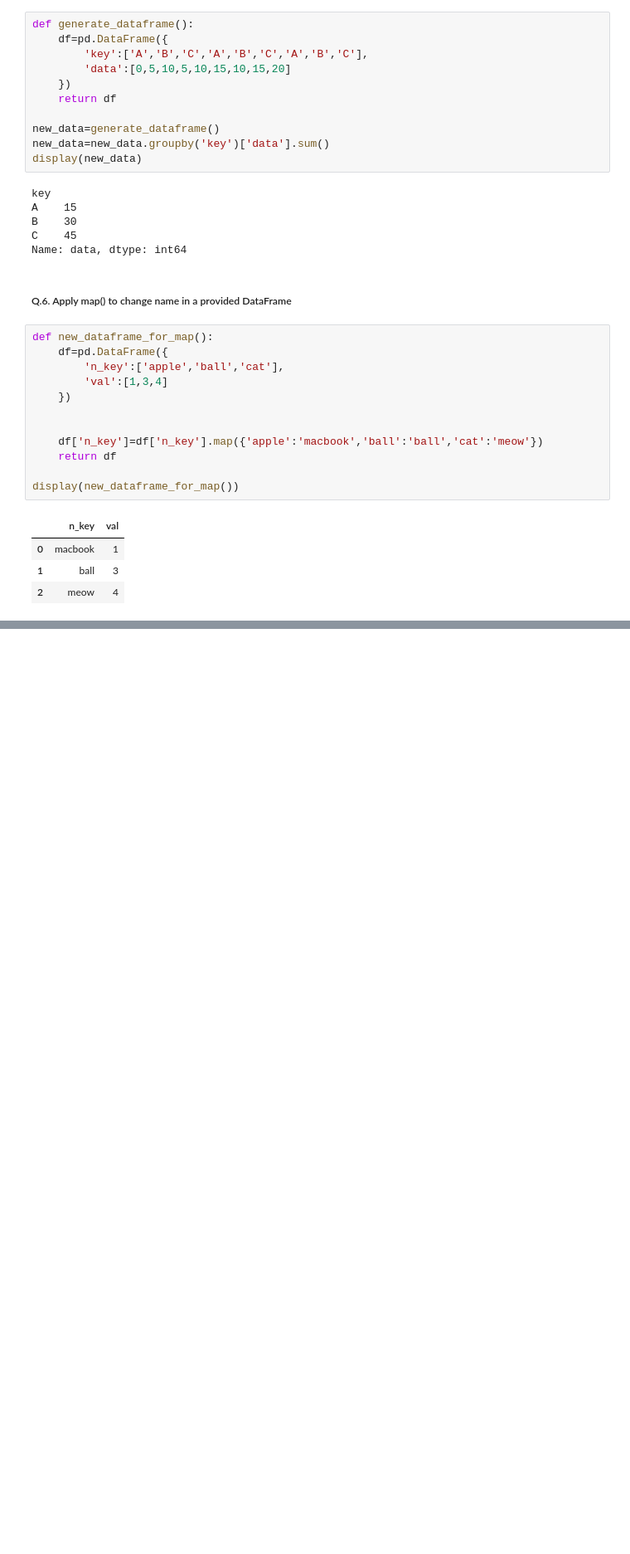
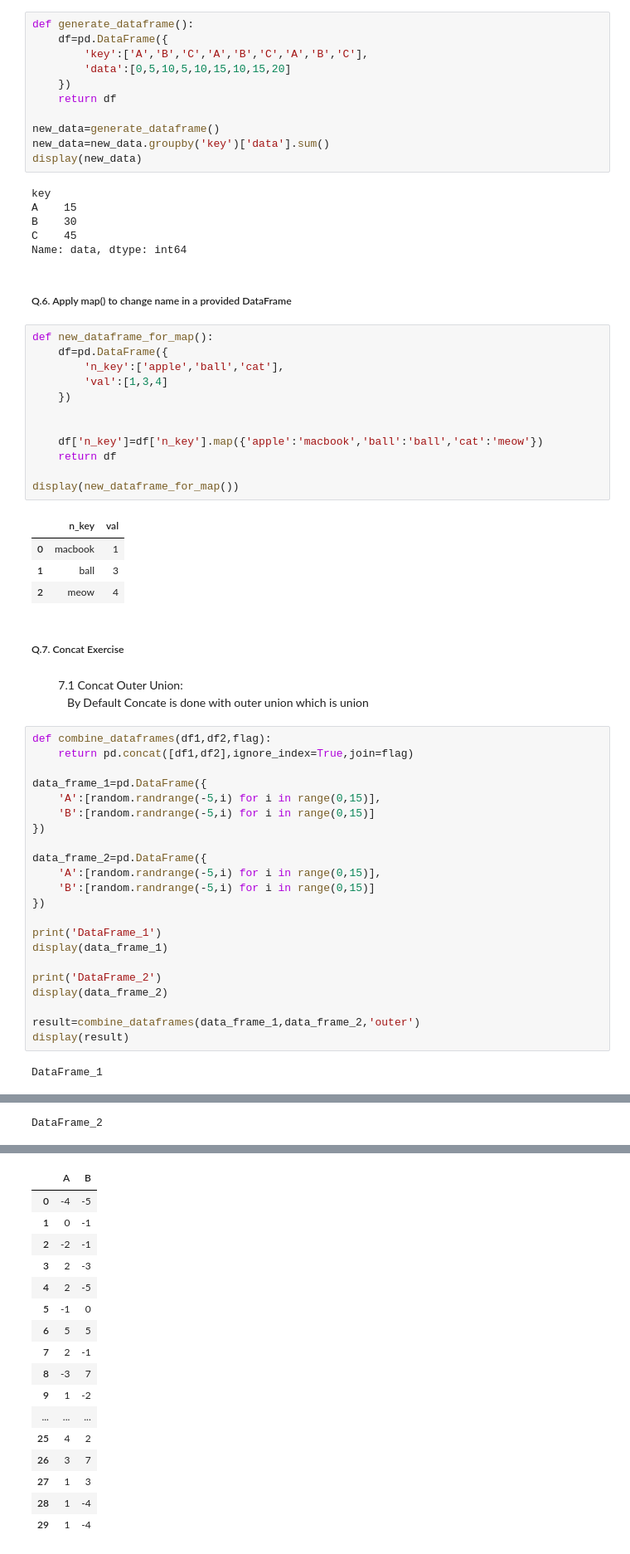
Before and after one commit to Siddhant128-bit/Coding_Questions_Python_Interview_Prep, a Jupyter notebook: Pandas_Python_Question.ipynb, the cells around one changed output, grey strips where cells are left out. Shown at 83% size. Saved outputs shown, nothing was run; the diff lists cells and outputs as text; blank space fills up the shorter version.

```diff
--- a/Pandas_Python_Question.ipynb
+++ b/Pandas_Python_Question.ipynb
@@ -111,3 +111,32 @@ display(new_dataframe_for_map())
 | 0 | macbook | 1 |
 | 1 | ball | 3 |
 | 2 | meow | 4 |
+# %% [markdown]
+<h5>Q.7. Concat Exercise </h5>
+# %% [markdown]
+&nbsp;&nbsp;&nbsp;&nbsp;&nbsp;&nbsp;&nbsp;&nbsp;  7.1 Concat Outer Union:<br>
+&nbsp;&nbsp;&nbsp;&nbsp;&nbsp;&nbsp;&nbsp;&nbsp;&nbsp;&nbsp;&nbsp; By Default Concate is done with outer union which is union
+# %%
+def combine_dataframes(df1,df2,flag):
+    return pd.concat([df1,df2],ignore_index=True,join=flag)
+
+data_frame_1=pd.DataFrame({
+    'A':[random.randrange(-5,i) for i in range(0,15)],
+    'B':[random.randrange(-5,i) for i in range(0,15)]
+})
+
+data_frame_2=pd.DataFrame({
+    'A':[random.randrange(-5,i) for i in range(0,15)],
+    'B':[random.randrange(-5,i) for i in range(0,15)]
+})
+
+print('DataFrame_1')
+display(data_frame_1)
+
+print('DataFrame_2')
+display(data_frame_2)
+
+result=combine_dataframes(data_frame_1,data_frame_2,'outer')
+display(result)
+# %% [output]
+DataFrame_1
@@ -113,0 +159 @@ display(new_dataframe_for_map())
+DataFrame_2
@@ -113,0 +176,17 @@ display(new_dataframe_for_map())
+|  | A | B |
+| 0 | -4 | -5 |
+| 1 | 0 | -1 |
+| 2 | -2 | -1 |
+| 3 | 2 | -3 |
+| 4 | 2 | -5 |
+| 5 | -1 | 0 |
+| 6 | 5 | 5 |
+| 7 | 2 | -1 |
+| 8 | -3 | 7 |
+| 9 | 1 | -2 |
+| ... | ... | ... |
+| 25 | 4 | 2 |
+| 26 | 3 | 7 |
+| 27 | 1 | 3 |
+| 28 | 1 | -4 |
+| 29 | 1 | -4 |
```
Also changed, not shown: parts of 9 cells of this notebook.
